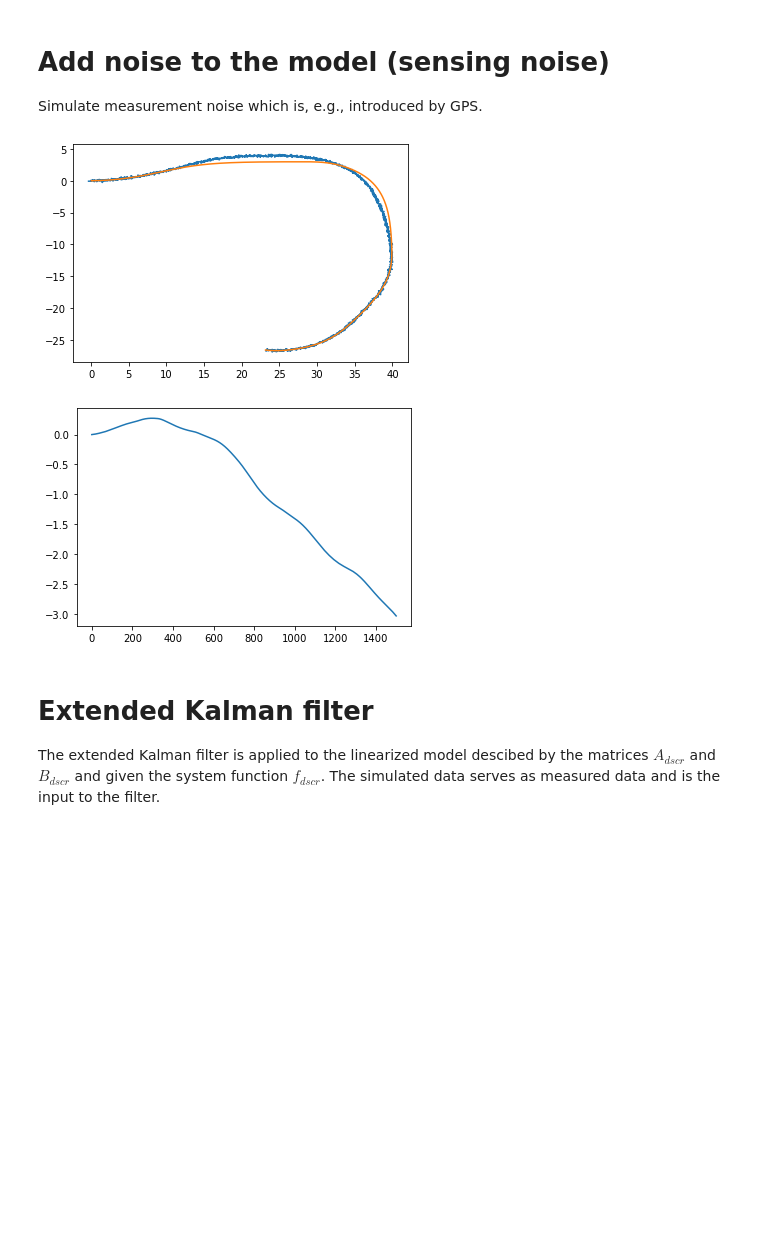
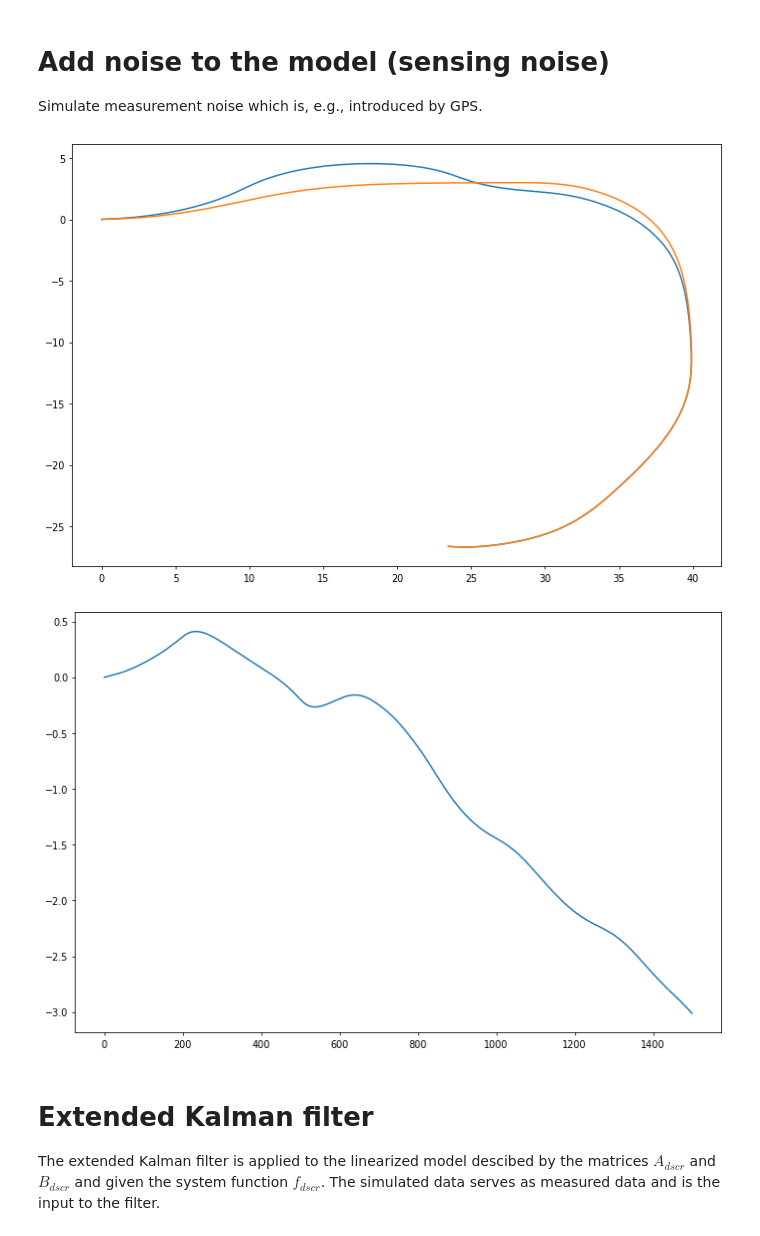
Before and after one commit to christianausb/vehicleControl, a Jupyter notebook: localization_along_line.ipynb, the cells around one changed output. Saved outputs shown, nothing was run; the diff lists cells and outputs as text; code cells hidden in the pictures; blank space fills up the shorter version.

Commit message:
path generation / modification

```diff
--- a/localization_along_line.ipynb
+++ b/localization_along_line.ipynb
@@ -246,0 +267,16 @@ plt.show()
+# %%
+
+scale = 1
+
+Delta_l_r_profile = filtfilt(Ts, np.concatenate((  np.zeros(200*scale), 2*np.ones(300*scale), -np.ones(300*scale),  np.zeros(700*scale) )), cutoff_frq=0.005 )
+
+Delta_l_r_dot_profile = numerical_derivative(Ts, Delta_l_r_profile)
+Delta_l_r_dotdot_profile = numerical_derivative(Ts, Delta_l_r_dot_profile)
+
+time = make_time(Ts, Delta_l_r_profile)
+plt.figure(figsize=(12,8), dpi=70)
+plt.plot(time, Delta_l_r_profile)
+plt.plot(time, Delta_l_r_dot_profile)
+plt.plot(time, Delta_l_r_dotdot_profile)
+plt.legend(['intended lateral distance', '1st-order derivative', '2snd-order derivative'])
+plt.show()
@@ -250,9 +290,15 @@ Run the simulation given parameters to define the steering rates
 # %%
 testsim = dyexe.SystemInstance(compiled_system)
 
-N=1500
-input_data = {'velocity_': 5.0, 'Delta_l_r': Delta_l_r_profile }
+N=1500*scale
+input_data = {'velocity_': 5.0/scale, 'Delta_l_r': Delta_l_r_profile, 'Delta_l_r_dot': Delta_l_r_dot_profile, 'Delta_l_r_dotdot': Delta_l_r_dotdot_profile}
+sim_results = dyexe.run_batch_simulation(testsim, input_data, N )
 
-# sim_results = run_batch_simulation(testsim, input_data, N )
-# sim_results = dyexe.run_batch_simulation(testsim, input_data, N,  output_keys=['x', 'y', 'psi', 'psi_dot', 'steering', 'velocity'] )
-sim_results = dyexe.run_batch_simulation(testsim, input_data, N,  output_keys=['x', 'y', 'x_r', 'y_r', 'psi', 'psi_dot', 'velocity'] )
+
+output_path = {
+    'D'   : 0,
+    'X'   : sim_results['path_x'],
+    'Y'   : sim_results['path_y'],
+    'PSI' : sim_results['path_psi'],
+    'K'   : sim_results['path_K'],
+}
@@ -264,26 +321,26 @@ sim_results = dyexe.run_batch_simulation(testsim, input_data, N,  output_keys=['
 Simulate measurement noise which is, e.g., introduced by GPS.
 # %%
 # X/Y positioning noise (normal distribution)
-eta_x = np.random.normal(0, 0.1, N)
-eta_y = np.random.normal(0, 0.1, N)
+eta_x = np.random.normal(0, 0.1, N) * 0
+eta_y = np.random.normal(0, 0.1, N) * 0
 
-x_meas = eta_x + sim_results['x']
-y_meas = eta_y + sim_results['y']
+x_meas = eta_x + sim_results['path_x']
+y_meas = eta_y + sim_results['path_y']
 psi_meas = sim_results['psi']
 psi_dot_meas = sim_results['psi_dot']
 v_meas = sim_results['velocity']
 
-plt.figure()
+plt.figure(figsize=(12,8), dpi=70)
 plt.plot(x_meas, y_meas)
 plt.plot(sim_results['x_r'], sim_results['y_r'])
 plt.show()
 
-plt.figure()
+plt.figure(figsize=(12,8), dpi=70)
 plt.plot(psi_meas)
 plt.show()
 # %% [output]
-[figure, old version]
+[figure, new version]
-[figure, old version]
+[figure, new version]
 # %% [markdown]
 # Extended Kalman filter
 
```
Also changed, not shown: parts of 7 cells of this notebook, 1 other file.
